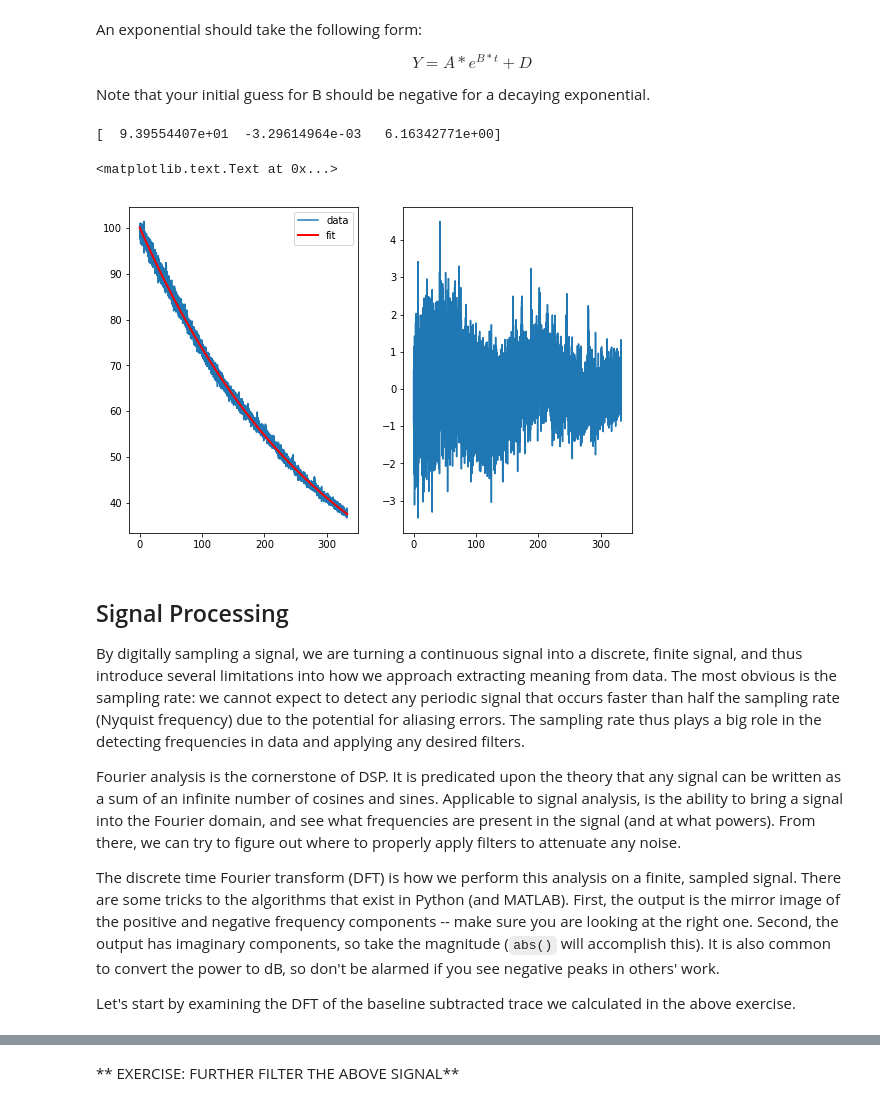
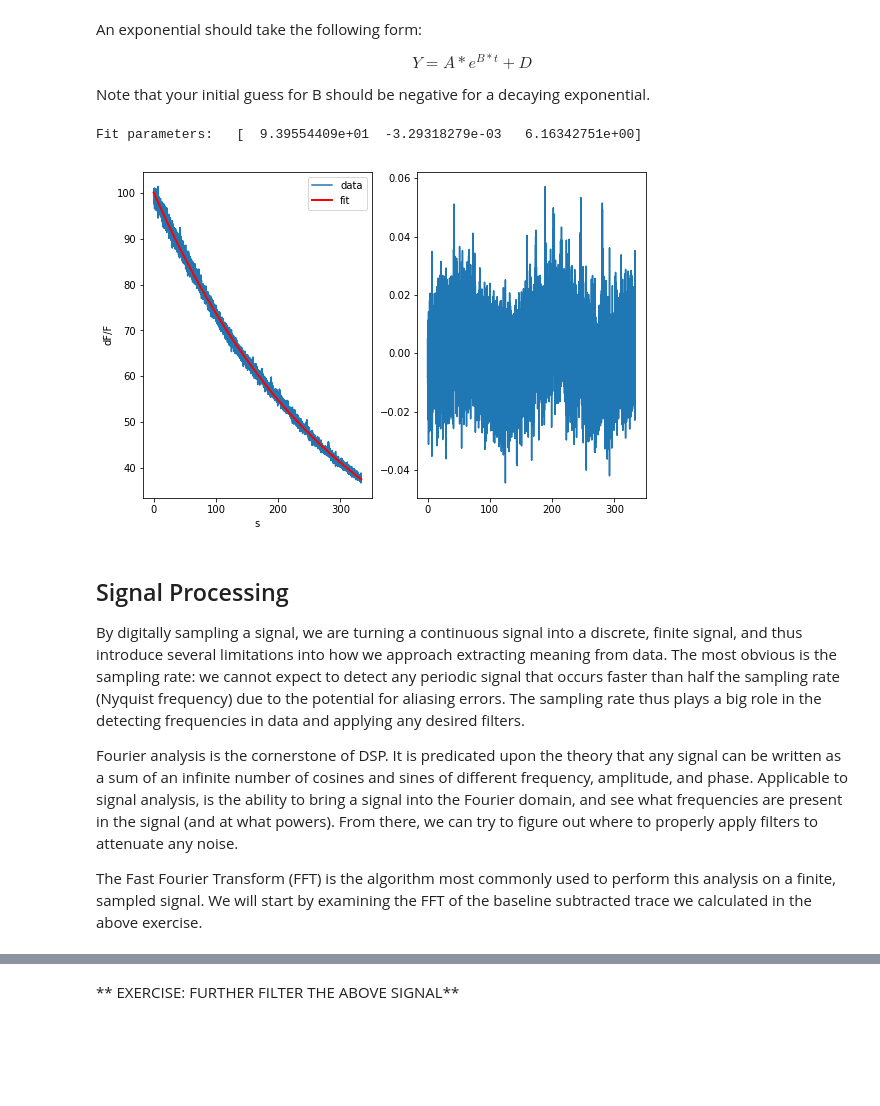
Before and after one commit to acbosma/SciPy_Tutorial, a Jupyter notebook: SciPy_Tutorial.ipynb, the cells around one changed output, grey strips where cells are left out. Cells and saved outputs as stored; diff of their text form; code cells hidden in the pictures; blank space fills up the shorter version.

Commit message:
Some rework in curve fitting and signal processing

```diff
--- a/SciPy_Tutorial.ipynb
+++ b/SciPy_Tutorial.ipynb
@@ -22,8 +22,9 @@ pylab.rcParams['figure.figsize'] = (9, 6)
 # %% [output]
 Populating the interactive namespace from numpy and matplotlib
 # %%
+# Make sure all data files are available
 import os
-for f in ['MAX_ZSeries-ch1.tif', 'MAX_ZSeries-ch2.tif',
+for f in ['MAX_ZSeries-ch1.tif', 'MAX_ZSeries-ch2.tif', 'noisy_signal.h5',
           'power_calibrations.csv', 'sweeps.h5', 'BOb.png']:
     if not os.path.isfile(f):
         print 'please download %s' %(f)
@@ -90 +78,19 @@ measured_power = power_df.FidelityPowerPerArea.values # real data used to find f
+# %%
+def sine(params, x):
+    """ Model function determines the shape of the curve to fit.
+    """
+    A, B, C, D = params
+    return A * np.sin(B * (x-C)) + D
+
+def err_fxn(params, x, y):
+    """ Error function that returns the difference between the measured
+    values and the predicted values given by sine(x)
+    """
+    return y - sine(params, x)
+
+
+p0 = (30, 0.2, 0.5, 30) # initial guess
+
+voltage_input = power_df.PockelVoltage.values # input to the fitting function
+measured_power = power_df.FidelityPowerPerArea.values # real data used to find fit
 # %% [markdown]
@@ -142,8 +147,8 @@ with h5py.File('noisy_signal.h5', 'r') as f:
     noisy_ca_trace = np.array(f['signal']) #path to trace
 
 sample_rate = 30 #Hz
-step_size = 1.0/sample_rate
-time_vec = np.linspace(0, len(noisy_ca_trace)/sample_rate, len(noisy_ca_trace))
+step_size = 1.0 / sample_rate
+time_vec = np.arange(len(noisy_ca_trace)) * step_size
 # %% [markdown]
 An exponential should take the following form:
 
@@ -154,45 +159,47 @@ $$
 Note that your initial guess for B should be negative for a decaying exponential.
 # %%
 ############### EXERCISE CONT #################
-# Suggestions: 1) write a function that takes parameters and time, and returns an exponential 2) optimize your parameter guess
+# Suggestions:
+# 1) write a function that takes parameters and time, and returns an exponential
+# 2) optimize your parameter guess using optimize.least_squares()
 # 3) subtract the exponential fit from the trace
 
 def exponential(params, t):
     exp_fxn = params[0] * np.exp(params[1]*(t)) + params[2]
     return exp_fxn
 
+def err_fxn(params, t, y):
+    return y - exponential(params, t)
+
 p_guess = np.array([100.0, -300.0, 0.0])
-exp_params = optimize.least_squares(diff_fxn, p_guess, args = (exponential, time_vec, noisy_ca_trace))
+exp_params = optimize.least_squares(err_fxn, p_guess, args = (time_vec, noisy_ca_trace))
 
-print exp_params.x
+print "Fit parameters:  ", exp_params.x
 
 exp_fit = exponential(exp_params.x, time_vec)
 
-baseline_subtracted_ca = noisy_ca_trace - exp_fit #KEEP TRACK OF THIS, WE WILL USE IT LATER
+baseline_subtracted_ca = noisy_ca_trace / exp_fit - 1
 
 ########### PLOTTING #############
 fig = plt.figure()
 ax1 = fig.add_subplot(121)
 ax2 = fig.add_subplot(122)
 
 ax1.plot(time_vec, noisy_ca_trace)
 ax1.plot(time_vec, exp_fit, color='r', linewidth=2)
 ax2.plot(time_vec, baseline_subtracted_ca)
 ax1.legend(['data', 'fit'])
-ax.set_xlabel('s')
-ax.set_ylabel('dF/F')
+ax1.set_xlabel('s')
+ax1.set_ylabel('dF/F');
 ##################################
 # %% [output]
-[  9.39554407e+01  -3.29614964e-03   6.16342771e+00]
+Fit parameters:   [  9.39554409e+01  -3.29318279e-03   6.16342751e+00]
-<matplotlib.text.Text at 0x...>
-[figure, old version]
+[figure, new version]
 # %% [markdown]
 <h2> Signal Processing </h2>
 
 By digitally sampling a signal, we are turning a continuous signal into a discrete, finite signal, and thus introduce several limitations into how we approach extracting meaning from data. The most obvious is the sampling rate: we cannot expect to detect any periodic signal that occurs faster than half the sampling rate (Nyquist frequency) due to the potential for aliasing errors. The sampling rate thus plays a big role in the detecting frequencies in data and applying any desired filters.
 
-Fourier analysis is the cornerstone of DSP. It is predicated upon the theory that any signal can be written as a sum of an infinite number of cosines and sines. Applicable to signal analysis, is the ability to bring a signal into the Fourier domain, and see what frequencies are present in the signal (and at what powers). From there, we can try to figure out where to properly apply filters to attenuate any noise.
+Fourier analysis is the cornerstone of DSP. It is predicated upon the theory that any signal can be written as a sum of an infinite number of cosines and sines of different frequency, amplitude, and phase. Applicable to signal analysis, is the ability to bring a signal into the Fourier domain, and see what frequencies are present in the signal (and at what powers). From there, we can try to figure out where to properly apply filters to attenuate any noise.
 
-The discrete time Fourier transform (DFT) is how we perform this analysis on a finite, sampled signal. There are some tricks to the algorithms that exist in Python (and MATLAB). First, the output is the mirror image of the positive and negative frequency components -- make sure you are looking at the right one. Second, the output has imaginary components, so take the magnitude (`abs()` will accomplish this). It is also common to convert the power to dB, so don't be alarmed if you see negative peaks in others' work.
-
-Let's start by examining the DFT of the baseline subtracted trace we calculated in the above exercise.
+The Fast Fourier Transform (FFT) is the algorithm most commonly used to perform this analysis on a finite, sampled signal. We will start by examining the FFT of the baseline subtracted trace we calculated in the above exercise.
```
Also changed, not shown: parts of 38 cells of this notebook.
